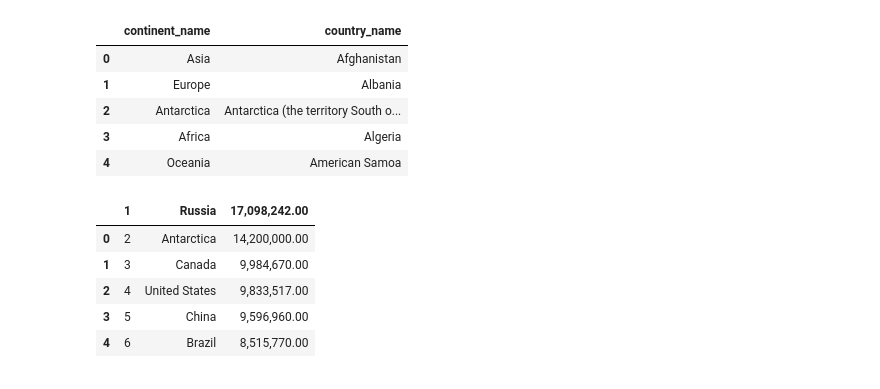
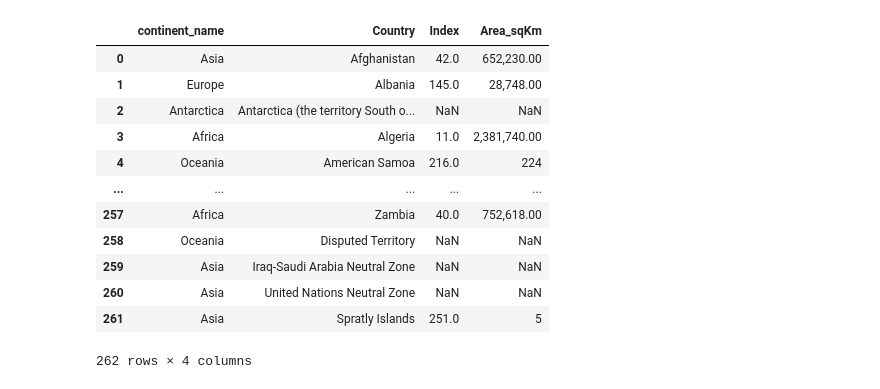
Before and after one commit to Silkways/CIA-Project, a Jupyter notebook: cia_notebook_RM.ipynb, the cells around one changed output. Cells and saved outputs as stored; diff of their text form; code cells hidden in the pictures.

```diff
--- a/cia_notebook_RM.ipynb
+++ b/cia_notebook_RM.ipynb
@@ -111,0 +38,4 @@ df_country_and_continent.head()
+# %%
+pd_dict = {}
+for file in files:
+    pd_dict[file] = pd.read_csv('{}.csv'.format(file))
@@ -112,23 +55,31 @@ df_country_and_continent.head()
+# %%
+base_df = pd_dict['continent']
+area_df = pd_dict['AREA']
+petrol_df = pd_dict['petroleumconsumption']
+users_df = pd_dict['internetusers']
+hydro_df = pd_dict['hydroelectricity']
+nuclear_df = pd_dict['nuclearelectricity']
+otherrenew_df = pd_dict['otherrenewableelectricity']
+mili_df = pd_dict['MILIEXPENDITURE']
+mili_df.rename(columns = {'% OF GDP':'mili_exp_%_gdp'}, inplace = True)
 # %%
-for i, row in df_country_and_continent.iterrows():
-    row['country_name'] = row["country_name"].split(',')
-    row['country_name'] = row["country_name"][0]
-
-df_country_and_continent.head()
+for i, row in base_df.iterrows():
+    row['country_name'] = row['country_name'].split(",")
+    row ['country_name'] = row['country_name'][0]
-# %% [output]
-|  | continent_name | country_name |
-| 0 | Asia | Afghanistan |
-| 1 | Europe | Albania |
-| 2 | Antarctica | Antarctica (the territory South o... |
-| 3 | Africa | Algeria |
-| 4 | Oceania | American Samoa |
-# %%
-df_area = pd.read_csv("CIA_COUNTRY_AREA.csv")
-df_area.head()
-# %% [output]
-|  | 1 | Russia | 17,098,242.00 |
-| 0 | 2 | Antarctica | 14,200,000.00 |
-| 1 | 3 | Canada | 9,984,670.00 |
-| 2 | 4 | United States | 9,833,517.00 |
-| 3 | 5 | China | 9,596,960.00 |
-| 4 | 6 | Brazil | 8,515,770.00 |
+# %%
+base_df.rename(columns = {'country_name':'Country'}, inplace = True)
+base_df.merge(area_df, on = 'Country', how = 'left')
+# %% [output]
+|  | continent_name | Country | Index | Area_sqKm |
+| 0 | Asia | Afghanistan | 42.0 | 652,230.00 |
+| 1 | Europe | Albania | 145.0 | 28,748.00 |
+| 2 | Antarctica | Antarctica (the territory South o... | NaN | NaN |
+| 3 | Africa | Algeria | 11.0 | 2,381,740.00 |
+| 4 | Oceania | American Samoa | 216.0 | 224 |
+| ... | ... | ... | ... | ... |
+| 257 | Africa | Zambia | 40.0 | 752,618.00 |
+| 258 | Oceania | Disputed Territory | NaN | NaN |
+| 259 | Asia | Iraq-Saudi Arabia Neutral Zone | NaN | NaN |
+| 260 | Asia | United Nations Neutral Zone | NaN | NaN |
+| 261 | Asia | Spratly Islands | 251.0 | 5 |
+262 rows × 4 columns
```
Also changed, not shown: parts of 23 cells of this notebook, 1 other file.
